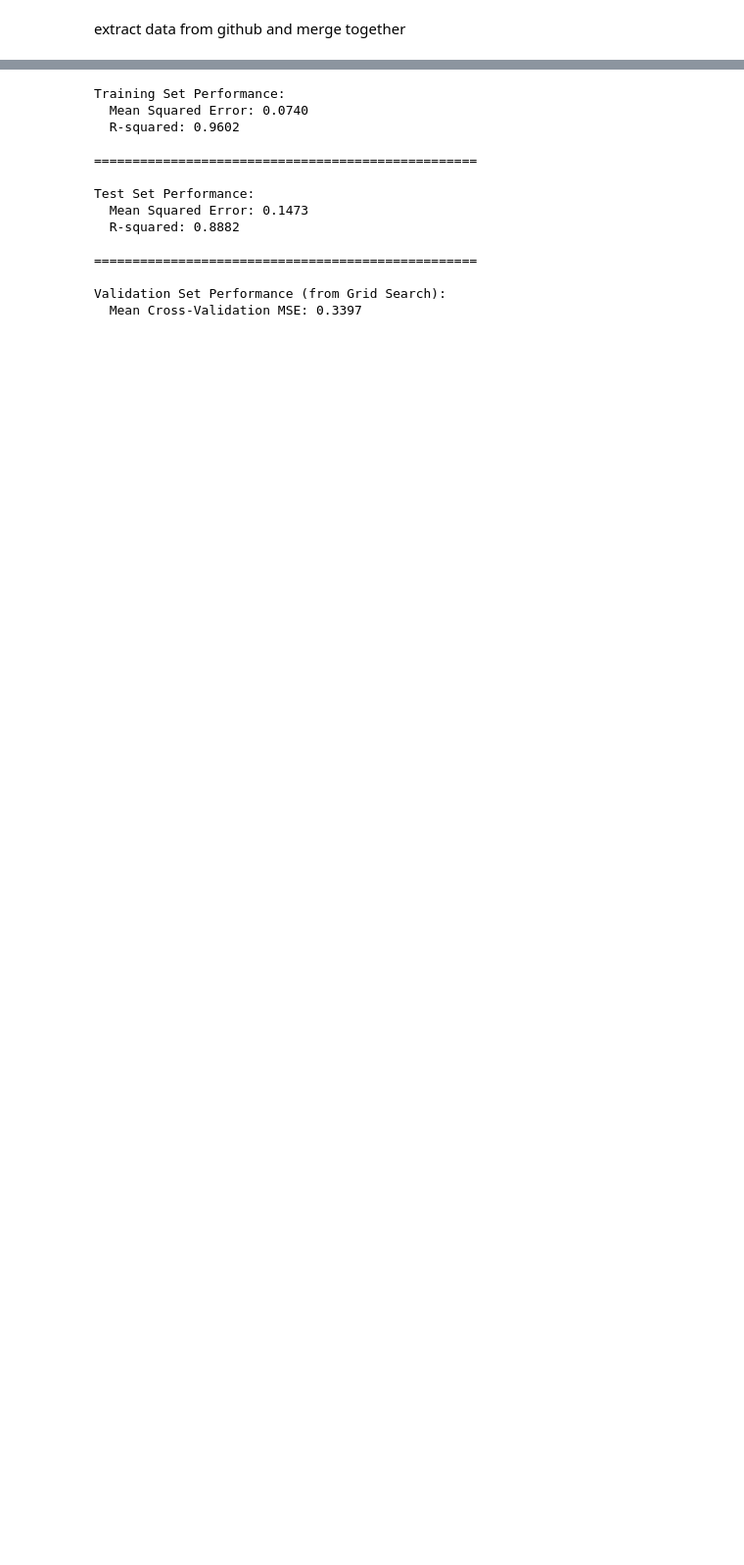
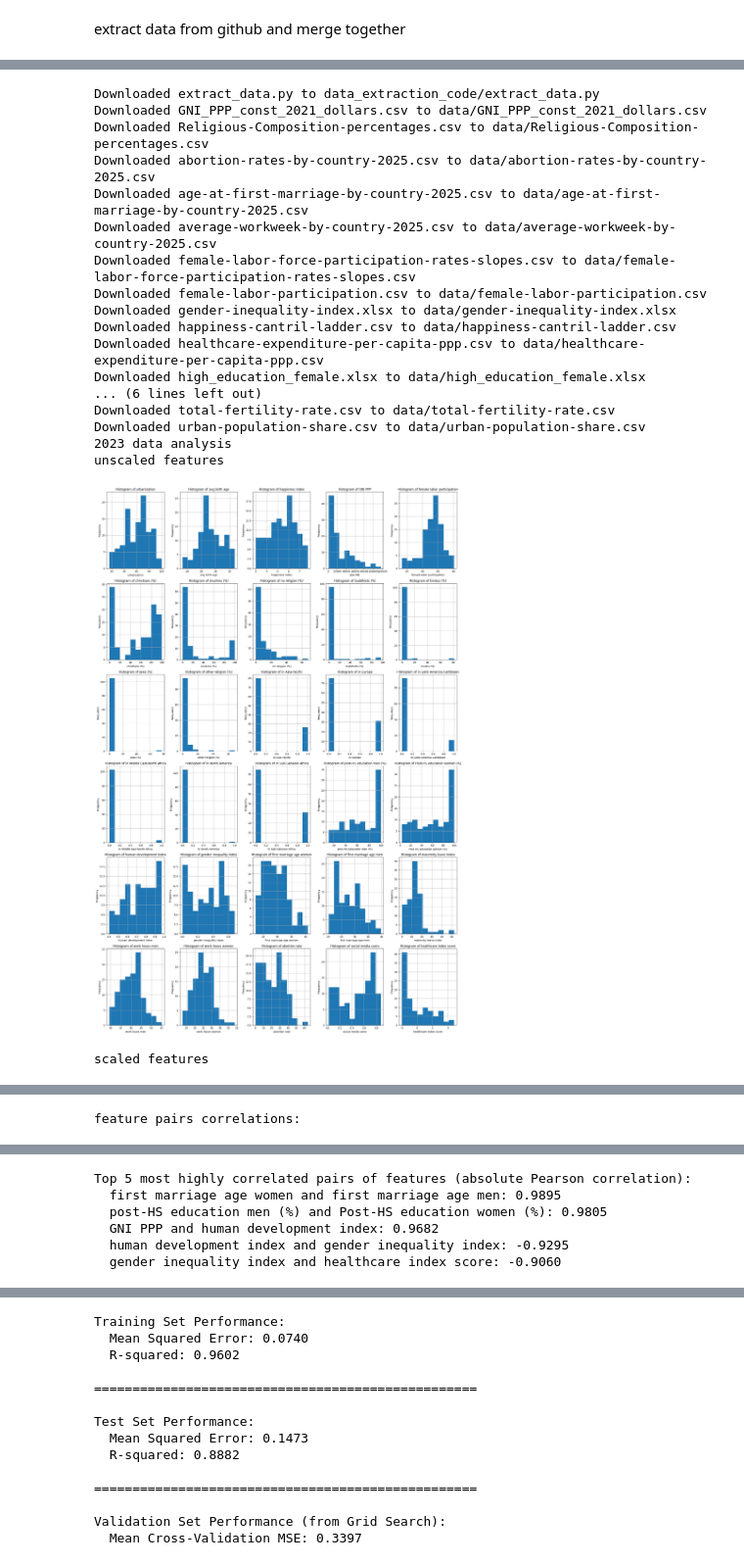
Before and after one commit to tomik062/AI_Project, a Jupyter notebook: notebook.ipynb, the cells around one changed output, grey strips where cells are left out. Shown at 98% size. Cells and saved outputs as stored; diff of their text form; code cells hidden in the pictures; blank space fills up the shorter version.

```diff
--- a/notebook.ipynb
+++ b/notebook.ipynb
@@ -361,15 +463,15 @@ def analyze_mutual_information(X, y):
     plt.tight_layout()
     plt.show()
 # %%
-def gridsearch_loocv_lasso(X,y):
-    pipe=Pipeline([('scaling2023',Scaling2023()),('lasso',Lasso())])
+def gridsearch_loocv_lasso(X,y,scaler):
+    pipe=Pipeline([('scaler',scaler),('lasso',Lasso())])
     param_grid={'lasso__alpha':[val*(10**i) for i in range(-12,4) for val in [1,2,5]]}
     gs=GridSearchCV(pipe,param_grid,cv=LeaveOneOut(),scoring='neg_mean_squared_error',n_jobs=-1)
     gs.fit(X,y)
     return gs
 
-def gridsearch_elastic_net_loocv(X,y):
-    pipe=Pipeline([('scaling2023',Scaling2023()),('elastic',ElasticNet())])
+def gridsearch_elastic_net_loocv(X,y,scaler):
+    pipe=Pipeline([('scaler',scaler),('elastic',ElasticNet())])
     param_grid={
         'elastic__alpha':[val*(10**i) for i in range(-6,2) for val in [1,2,5]],
         'elastic__l1_ratio':[0.1,0.3,0.5,0.7,0.9,0.95,0.99,0.995,1.0]
@@ -378,8 +480,8 @@ def gridsearch_elastic_net_loocv(X,y):
     gs.fit(X,y)
     return gs
 
-def gridsearch_random_forest(X,y):
-  pipe=Pipeline([('scaling2023',Scaling2023()),('rf',RandomForestRegressor(random_state=42,n_jobs=-1))])
+def gridsearch_random_forest(X,y,scaler):
+  pipe=Pipeline([('scaler',scaler),('rf',RandomForestRegressor(random_state=42,n_jobs=-1))])
   kf=KFold(n_splits=5,shuffle=True,random_state=42)
   param_grid = {
         'rf__n_estimators': [100, 200, 400],
@@ -393,9 +495,9 @@ def gridsearch_random_forest(X,y):
   return gs
 
 
-def gridsearch_xgboost(X, y):
+def gridsearch_xgboost(X, y,scaler):
     pipe = Pipeline([
-        ('scaling2023', Scaling2023()),
+        ('scaler', scaler),
         ('xgb', XGBRegressor(tree_method='hist',random_state=42,n_jobs=-1,importance_type='gain'))])
     kf = KFold(n_splits=5, shuffle=True, random_state=42)
     param_grid = {
@@ -413,9 +515,9 @@ def gridsearch_xgboost(X, y):
 
 import pandas as pd
 
-def report_grid_search(gs,X,model):
+def report_grid_search(gs,X,model,scaler):
   best_est = gs.best_estimator_
-  names = best_est.named_steps['scaling2023'].transform(X).columns
+  names = best_est.named_steps['scaler'].transform(X).columns
   idx = gs.best_index_
   cv_mse = -gs.cv_results_['mean_test_score'][idx]
   print(f"Best params: {gs.best_params_}")
@@ -436,4 +538,12 @@ def report_grid_search(gs,X,model):
     imp = pd.Series(est.feature_importances_, index=names).sort_values(ascending=False)
     for f,v in imp.items():
       print(f"{f}: {v:.4f}")
+# %%
+def accuracy_report(estimator,X_train, X_test,y_train,y_test):
+  y_pred=estimator.predict(X_train)
+  mse=mean_squared_error(y_train,y_pred)
+  print(f"Train MSE: {mse:.4f}")
+  y_pred=estimator.predict(X_test)
+  mse=mean_squared_error(y_test,y_pred)
+  print(f"Test MSE: {mse:.4f}")
 # %%
@@ -480,0 +608,26 @@ NameError: name 'process_2023_data' is not defined
+# %%
+data=init_process()
+print("2023 data analysis")
+exec_experiments(data,False)
+print("multiple year(1991,2007,2023) data analysis")
+exec_experiments(data,True)
+# %% [output]
+Downloaded extract_data.py to data_extraction_code/extract_data.py
+Downloaded GNI_PPP_const_2021_dollars.csv to data/GNI_PPP_const_2021_dollars.csv
+Downloaded Religious-Composition-percentages.csv to data/Religious-Composition-percentages.csv
+Downloaded abortion-rates-by-country-2025.csv to data/abortion-rates-by-country-2025.csv
+Downloaded age-at-first-marriage-by-country-2025.csv to data/age-at-first-marriage-by-country-2025.csv
+Downloaded average-workweek-by-country-2025.csv to data/average-workweek-by-country-2025.csv
+Downloaded female-labor-force-participation-rates-slopes.csv to data/female-labor-force-participation-rates-slopes.csv
+Downloaded female-labor-participation.csv to data/female-labor-participation.csv
+Downloaded gender-inequality-index.xlsx to data/gender-inequality-index.xlsx
+Downloaded happiness-cantril-ladder.csv to data/happiness-cantril-ladder.csv
+Downloaded healthcare-expenditure-per-capita-ppp.csv to data/healthcare-expenditure-per-capita-ppp.csv
+Downloaded high_education_female.xlsx to data/high_education_female.xlsx
+... (6 lines left out)
+Downloaded total-fertility-rate.csv to data/total-fertility-rate.csv
+Downloaded urban-population-share.csv to data/urban-population-share.csv
+2023 data analysis
+unscaled features
+[figure, added]
+scaled features
@@ -480,0 +635 @@ NameError: name 'process_2023_data' is not defined
+feature pairs correlations:
@@ -480,0 +637,6 @@ NameError: name 'process_2023_data' is not defined
+Top 5 most highly correlated pairs of features (absolute Pearson correlation):
+  first marriage age women and first marriage age men: 0.9895
+  post-HS education men (%) and Post-HS education women (%): 0.9805
+  GNI PPP and human development index: 0.9682
+  human development index and gender inequality index: -0.9295
+  gender inequality index and healthcare index score: -0.9060
```
Also changed, not shown: parts of 7 cells of this notebook.
